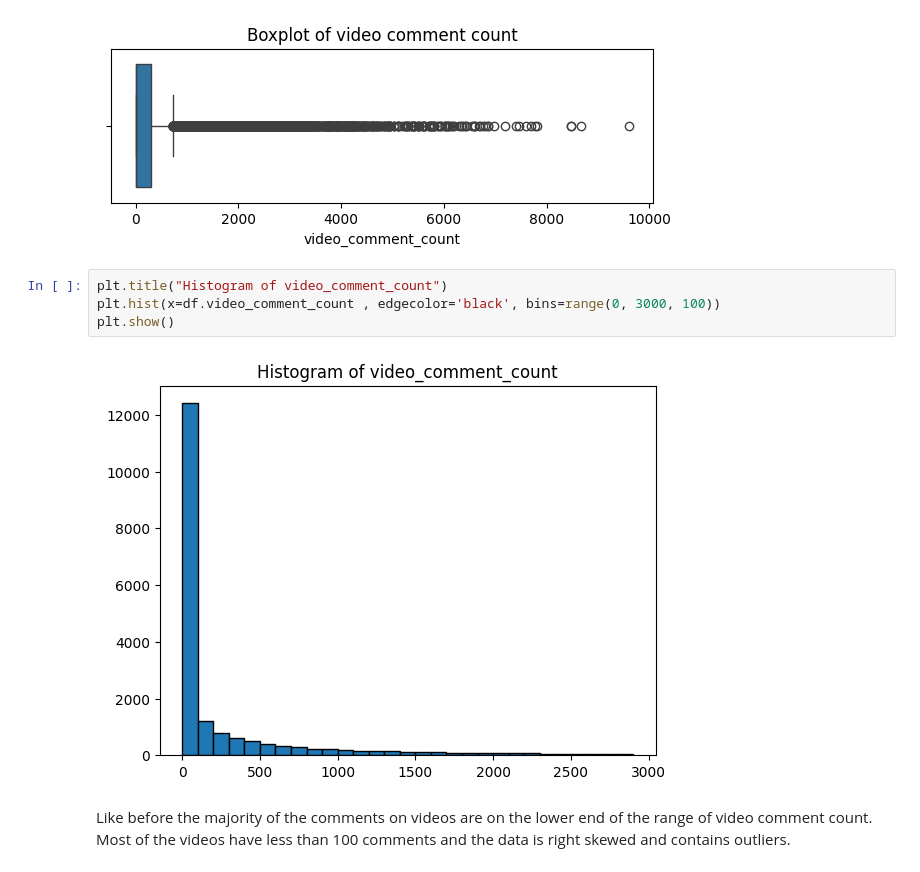
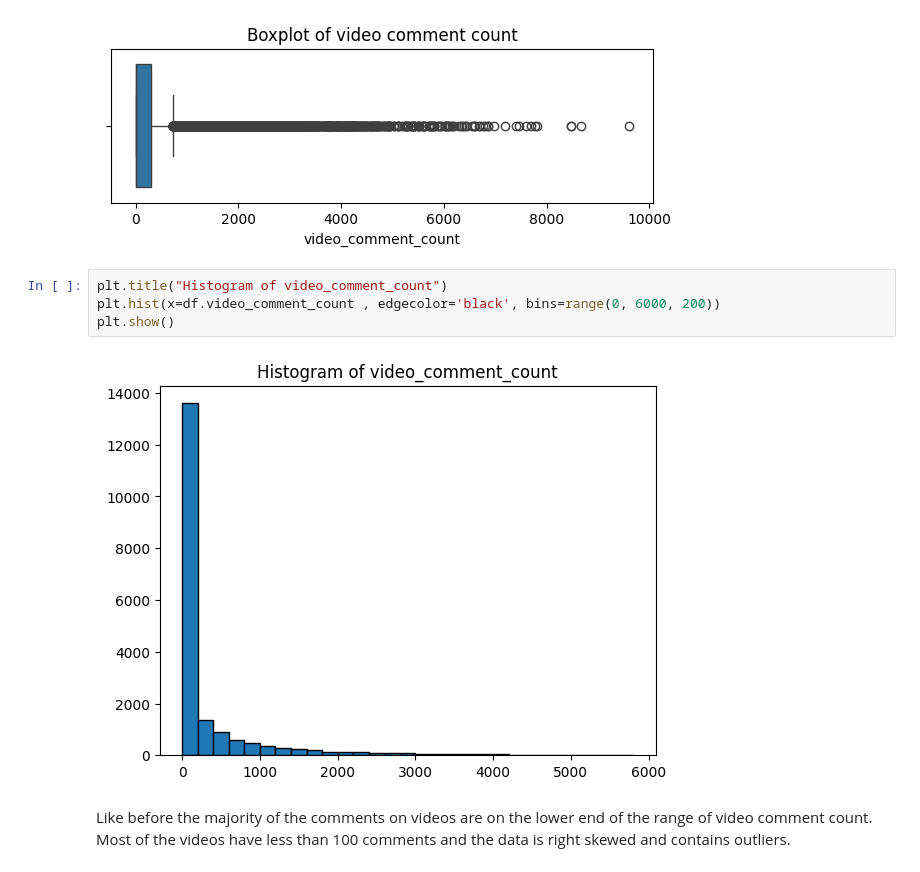
Before and after one commit to RhuthK/PROJECTS, a Jupyter notebook: TikTok Claim Classification Project/TikTok_code_LOCAL.ipynb, the cells around one changed output. Saved outputs shown, nothing was run; the diff lists cells and outputs as text.

```diff
--- a/TikTok Claim Classification Project/TikTok_code_LOCAL.ipynb
+++ b/TikTok Claim Classification Project/TikTok_code_LOCAL.ipynb
@@ -295,10 +295,10 @@ plt.show()
 [figure]
 # %%
 plt.title("Histogram of video_comment_count")
-plt.hist(x=df.video_comment_count , edgecolor='black', bins=range(0, 3000, 100))
+plt.hist(x=df.video_comment_count , edgecolor='black', bins=range(0, 6000, 200))
 plt.show()
 # %% [output]
-[figure, old version]
+[figure, new version]
 # %% [markdown]
 Like before the majority of the comments on videos are on the lower end of the range of video comment count. Most of the videos have less than 100 comments and the data is right skewed and contains outliers.
 # %% [markdown]
```
Also changed, not shown: parts of 13 cells of this notebook, 3 other files.
